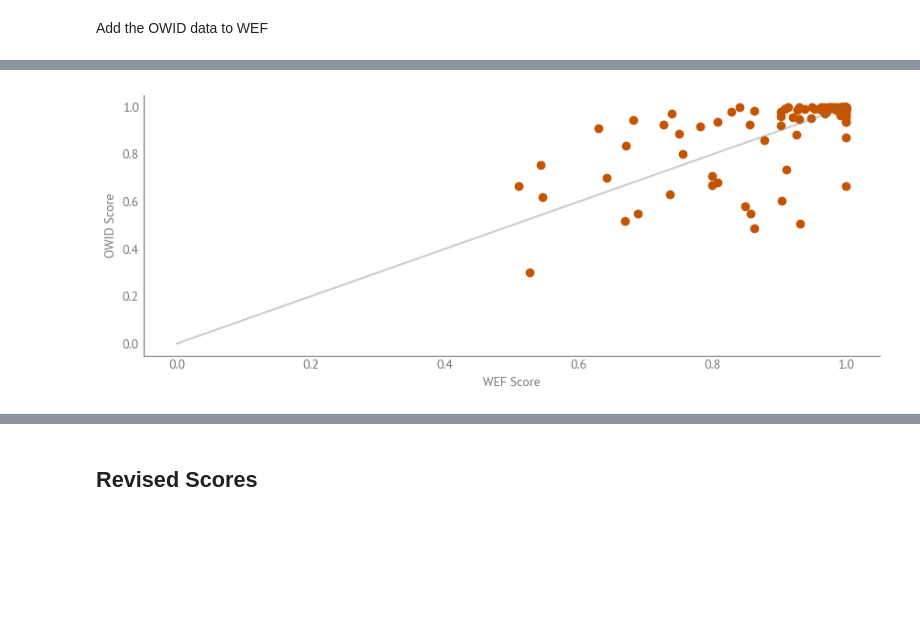
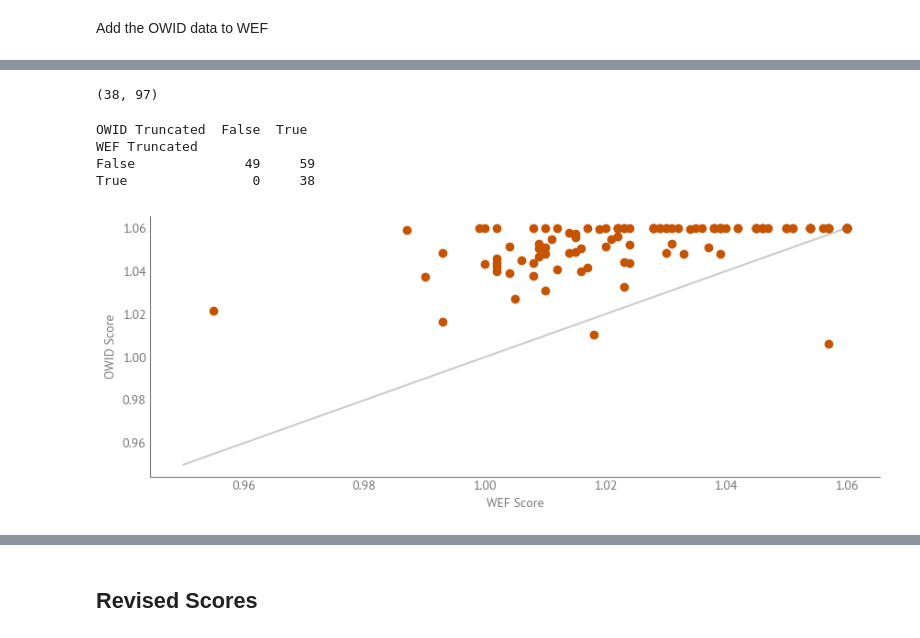
Before and after one commit to AllenDowney/EqualityWEF, a Jupyter notebook: life_expectancy.ipynb, the cells around one changed output, grey strips where cells are left out. Cells and saved outputs as stored; diff of their text form; code cells hidden in the pictures; blank space fills up the shorter version.

```diff
--- a/life_expectancy.ipynb
+++ b/life_expectancy.ipynb
@@ -185,6 +460,24 @@ Index(['AUS', 'AUT', 'BEL', 'CAN', 'CZE', 'DNK', 'FIN', 'FRA', 'DEU', 'ISL',
+# %%
+wef_truncated = wef['score'] == 1.06
+owid_truncated = wef['owid_score_truncated'] == 1.06
+wef_truncated.sum(), owid_truncated.sum()
+# %% [output]
+(38, 97)
+# %%
+# Create a crosstab to count cases in each quadrant
+truncation_counts = pd.crosstab(wef_truncated, owid_truncated,
+                               rownames=['WEF Truncated'],
+                               colnames=['OWID Truncated'])
+
+print(truncation_counts)
+# %% [output]
+OWID Truncated  False  True
+WEF Truncated
+False              49     59
+True                0     38
 # %%
-plt.plot([0, 1], [0, 1], color='gray', alpha=0.4)
-plt.scatter(wef['score'], wef['owid_score'])
+plt.plot([0.95, 1.06], [0.95, 1.06], color='gray', alpha=0.4)
+plt.scatter(wef['score'], wef['owid_score_truncated'])
 decorate(xlabel='WEF Score', ylabel='OWID Score')
 # %% [output]
-[figure, old version]
+[figure, new version]
```
Also changed, not shown: parts of 83 cells of this notebook, 12 other files.
